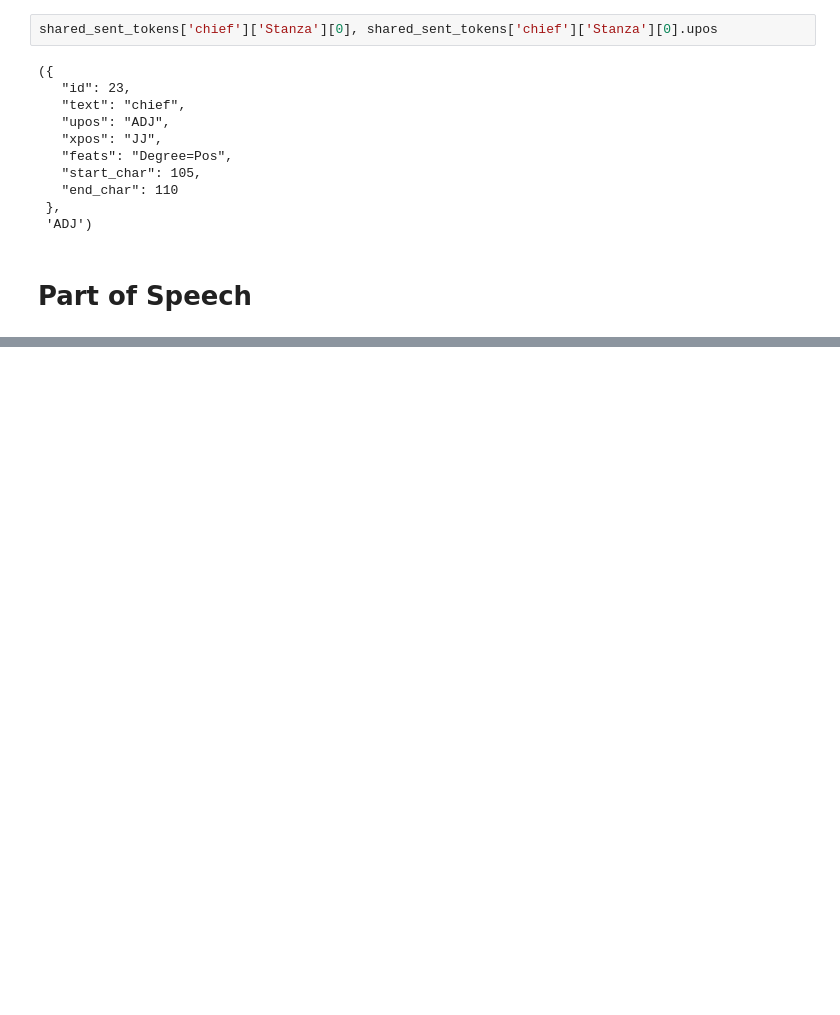
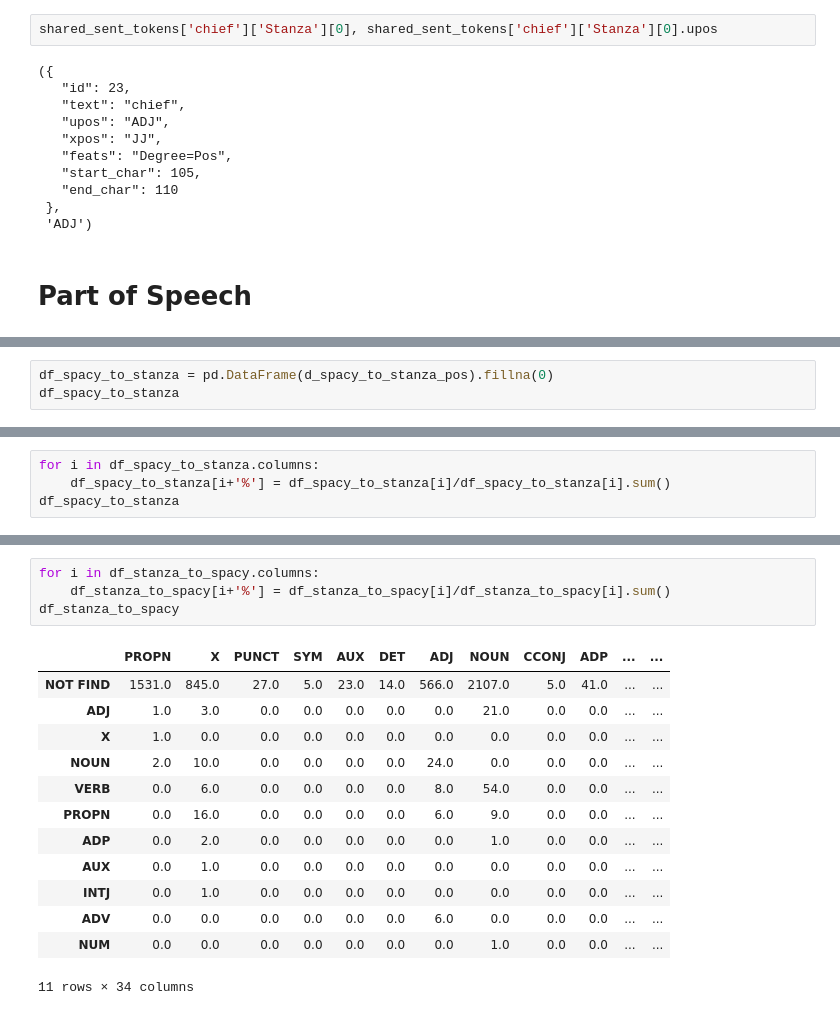
Before and after one commit to edgolyakova/DataScienceProj, a Jupyter notebook: Part 2.ipynb, the cells around one changed output, grey strips where cells are left out. Drawn from its saved outputs; the diff is of its cells as text; blank space fills up the shorter version.

```diff
--- a/Part 2.ipynb
+++ b/Part 2.ipynb
@@ -595,0 +646,3 @@ shared_sent_tokens['chief']['Stanza'][0], shared_sent_tokens['chief']['Stanza'][
+# %%
+df_spacy_to_stanza = pd.DataFrame(d_spacy_to_stanza_pos).fillna(0)
+df_spacy_to_stanza
@@ -595,0 +677,4 @@ shared_sent_tokens['chief']['Stanza'][0], shared_sent_tokens['chief']['Stanza'][
+# %%
+for i in df_spacy_to_stanza.columns:
+    df_spacy_to_stanza[i+'%'] = df_spacy_to_stanza[i]/df_spacy_to_stanza[i].sum()
+df_spacy_to_stanza
@@ -595,0 +694,18 @@ shared_sent_tokens['chief']['Stanza'][0], shared_sent_tokens['chief']['Stanza'][
+# %%
+for i in df_stanza_to_spacy.columns:
+    df_stanza_to_spacy[i+'%'] = df_stanza_to_spacy[i]/df_stanza_to_spacy[i].sum()
+df_stanza_to_spacy
+# %% [output]
+|  | PROPN | X | PUNCT | SYM | AUX | DET | ADJ | NOUN | CCONJ | ADP | ... | ... |
+| NOT FIND | 1531.0 | 845.0 | 27.0 | 5.0 | 23.0 | 14.0 | 566.0 | 2107.0 | 5.0 | 41.0 | ... | ... |
+| ADJ | 1.0 | 3.0 | 0.0 | 0.0 | 0.0 | 0.0 | 0.0 | 21.0 | 0.0 | 0.0 | ... | ... |
+| X | 1.0 | 0.0 | 0.0 | 0.0 | 0.0 | 0.0 | 0.0 | 0.0 | 0.0 | 0.0 | ... | ... |
+| NOUN | 2.0 | 10.0 | 0.0 | 0.0 | 0.0 | 0.0 | 24.0 | 0.0 | 0.0 | 0.0 | ... | ... |
+| VERB | 0.0 | 6.0 | 0.0 | 0.0 | 0.0 | 0.0 | 8.0 | 54.0 | 0.0 | 0.0 | ... | ... |
+| PROPN | 0.0 | 16.0 | 0.0 | 0.0 | 0.0 | 0.0 | 6.0 | 9.0 | 0.0 | 0.0 | ... | ... |
+| ADP | 0.0 | 2.0 | 0.0 | 0.0 | 0.0 | 0.0 | 0.0 | 1.0 | 0.0 | 0.0 | ... | ... |
+| AUX | 0.0 | 1.0 | 0.0 | 0.0 | 0.0 | 0.0 | 0.0 | 0.0 | 0.0 | 0.0 | ... | ... |
+| INTJ | 0.0 | 1.0 | 0.0 | 0.0 | 0.0 | 0.0 | 0.0 | 0.0 | 0.0 | 0.0 | ... | ... |
+| ADV | 0.0 | 0.0 | 0.0 | 0.0 | 0.0 | 0.0 | 6.0 | 0.0 | 0.0 | 0.0 | ... | ... |
+| NUM | 0.0 | 0.0 | 0.0 | 0.0 | 0.0 | 0.0 | 0.0 | 1.0 | 0.0 | 0.0 | ... | ... |
+11 rows × 34 columns
```
Also changed, not shown: parts of 12 cells of this notebook.
